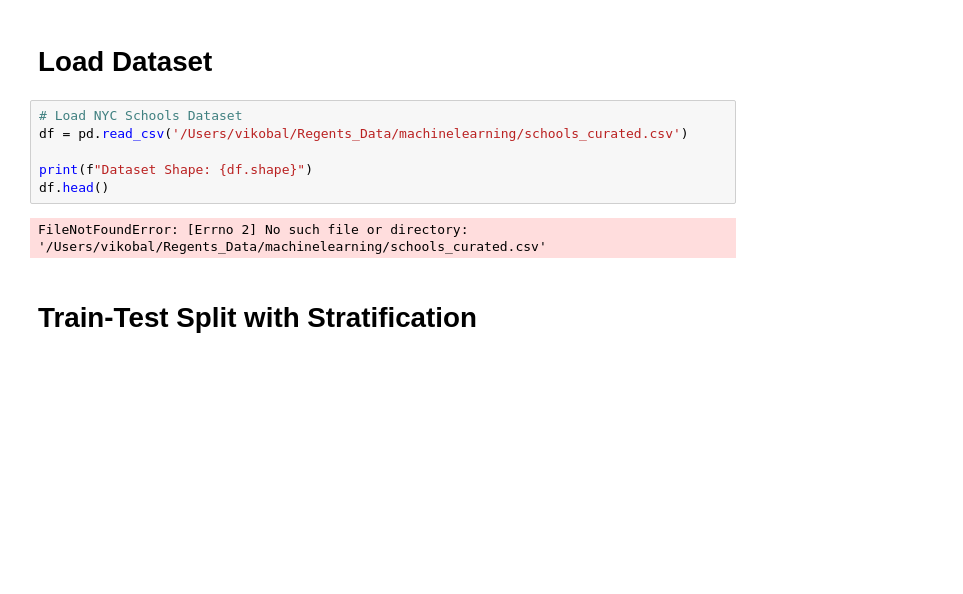
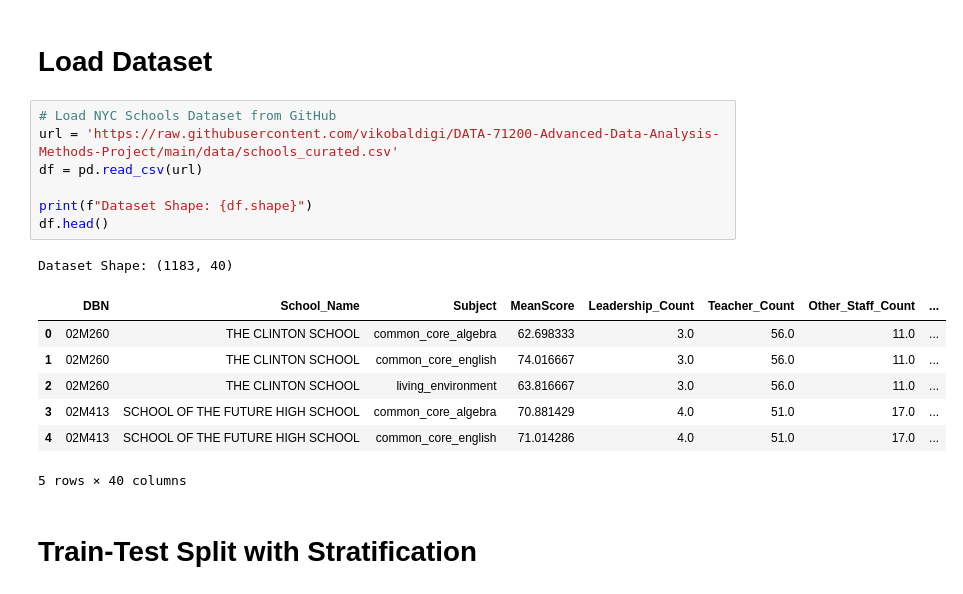
Before and after one commit to vikobaldigi/DATA-71200-Advanced-Data-Analysis-Methods-Project, a Jupyter notebook: Project 1/KovacevicVi_Project1_10_31.ipynb, the cells around one changed output. Saved outputs shown, nothing was run; the diff lists cells and outputs as text; blank space fills up the shorter version.

```diff
--- a/Project 1/KovacevicVi_Project1_10_31.ipynb
+++ b/Project 1/KovacevicVi_Project1_10_31.ipynb
@@ -15,13 +15,21 @@ np.random.seed(RANDOM_STATE)
 # %% [markdown]
 # Load Dataset
 # %%
-# Load NYC Schools Dataset
-df = pd.read_csv('/Users/vikobal/Regents_Data/machinelearning/schools_curated.csv')
+# Load NYC Schools Dataset from GitHub
+url = 'https://raw.githubusercontent.com/vikobaldigi/DATA-71200-Advanced-Data-Analysis-Methods-Project/main/data/schools_curated.csv'
+df = pd.read_csv(url)
 
 print(f"Dataset Shape: {df.shape}")
 df.head()
 # %% [output]
-FileNotFoundError: [Errno 2] No such file or directory: '/Users/vikobal/Regents_Data/machinelearning/schools_curated.csv'
+Dataset Shape: (1183, 40)
+|  | DBN | School_Name | Subject | MeanScore | Leadership_Count | Teacher_Count | Other_Staff_Count | ... |
+| 0 | 02M260 | THE CLINTON SCHOOL | common_core_algebra | 62.698333 | 3.0 | 56.0 | 11.0 | ... |
+| 1 | 02M260 | THE CLINTON SCHOOL | common_core_english | 74.016667 | 3.0 | 56.0 | 11.0 | ... |
+| 2 | 02M260 | THE CLINTON SCHOOL | living_environment | 63.816667 | 3.0 | 56.0 | 11.0 | ... |
+| 3 | 02M413 | SCHOOL OF THE FUTURE HIGH SCHOOL | common_core_algebra | 70.881429 | 4.0 | 51.0 | 17.0 | ... |
+| 4 | 02M413 | SCHOOL OF THE FUTURE HIGH SCHOOL | common_core_english | 71.014286 | 4.0 | 51.0 | 17.0 | ... |
+5 rows × 40 columns
 # %% [markdown]
 # Train-Test Split with Stratification
 # %%
```
Also changed, not shown: parts of 16 cells of this notebook.
